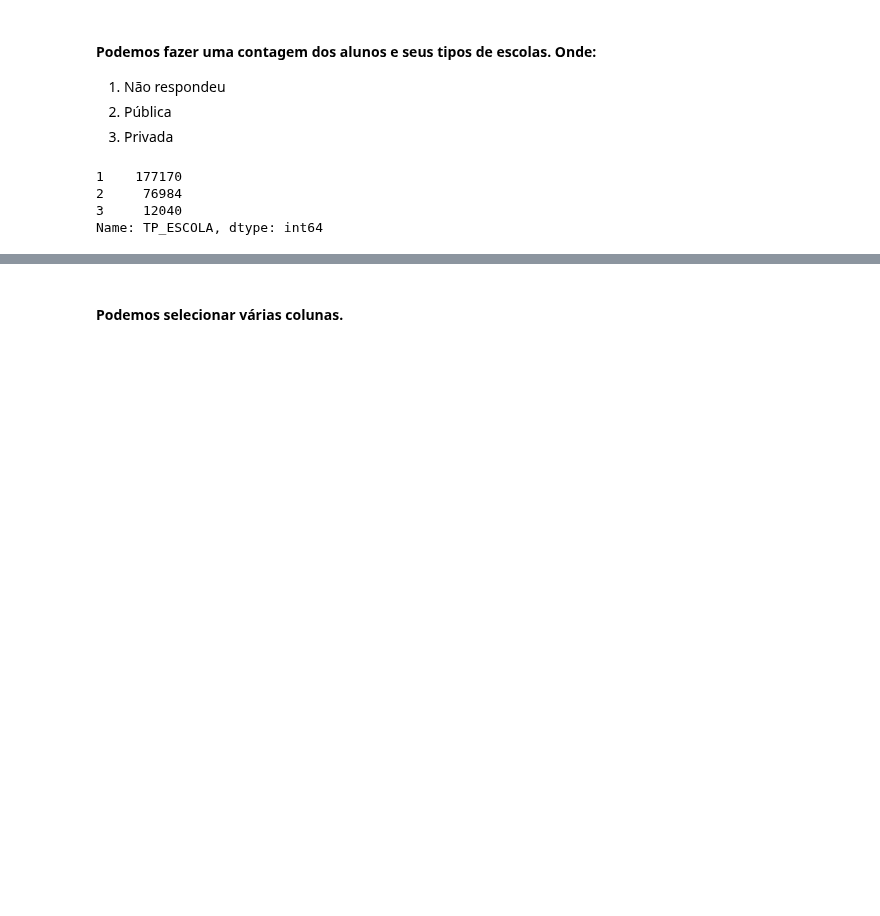
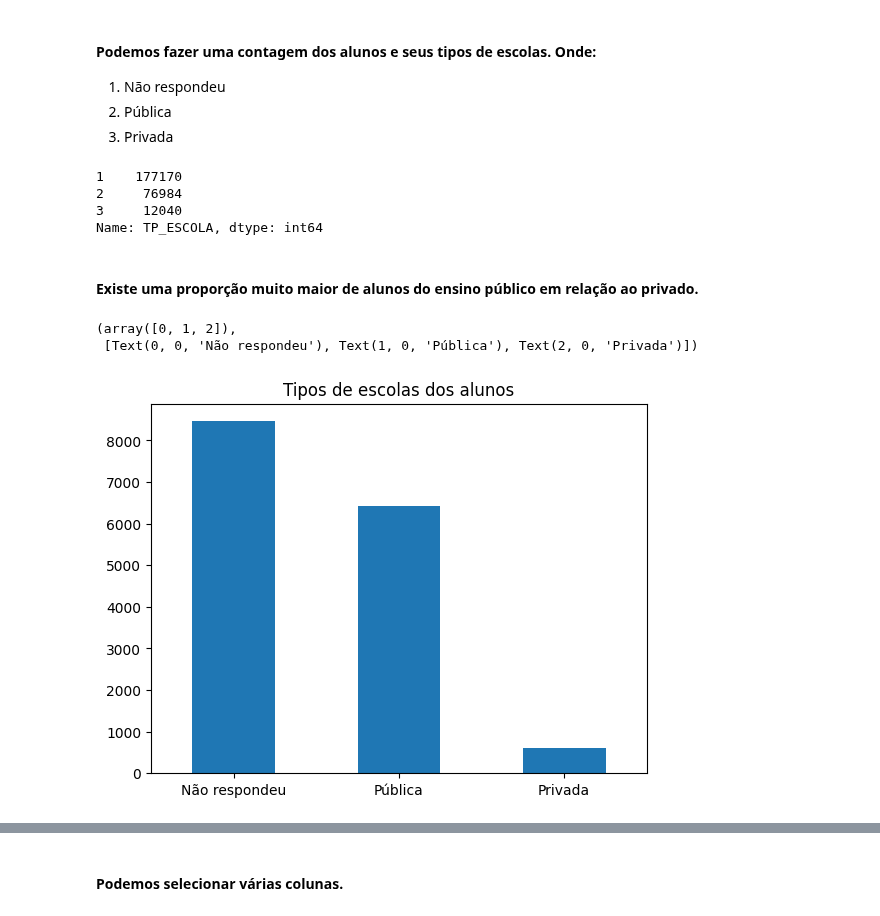
Before and after one commit to Bruno-Santana-Eco/Analise-de-Dados-ENEM, a Jupyter notebook: Análise de Dados.ipynb, the cells around one changed output, grey strips where cells are left out. Drawn from its saved outputs; the diff is of its cells as text; code cells hidden in the pictures; blank space fills up the shorter version.

```diff
--- a/Análise de Dados.ipynb
+++ b/Análise de Dados.ipynb
@@ -230,3 +230,14 @@ dfba.TP_ESCOLA.value_counts()
 2     76984
 3     12040
 Name: TP_ESCOLA, dtype: int64
+# %% [markdown]
+#### Existe uma proporção muito maior de alunos do ensino público em relação ao privado.
+# %%
+dfba.TP_ESCOLA.map({1:'Não respondeu', 2: 'Pública', 3: 'Privada'})\
+    .value_counts().plot(kind="bar")
+plt.title("Tipos de escolas dos alunos")
+plt.xticks(rotation=0)
+# %% [output]
+(array([0, 1, 2]),
+ [Text(0, 0, 'Não respondeu'), Text(1, 0, 'Pública'), Text(2, 0, 'Privada')])
+[figure, added]
```
Also changed, not shown: parts of 25 cells of this notebook.
